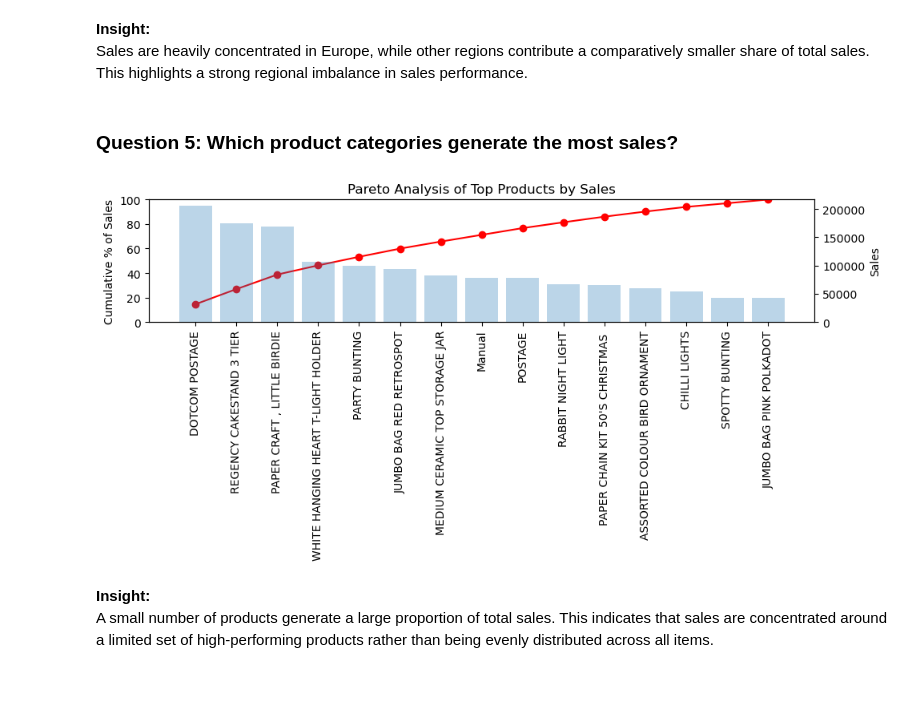
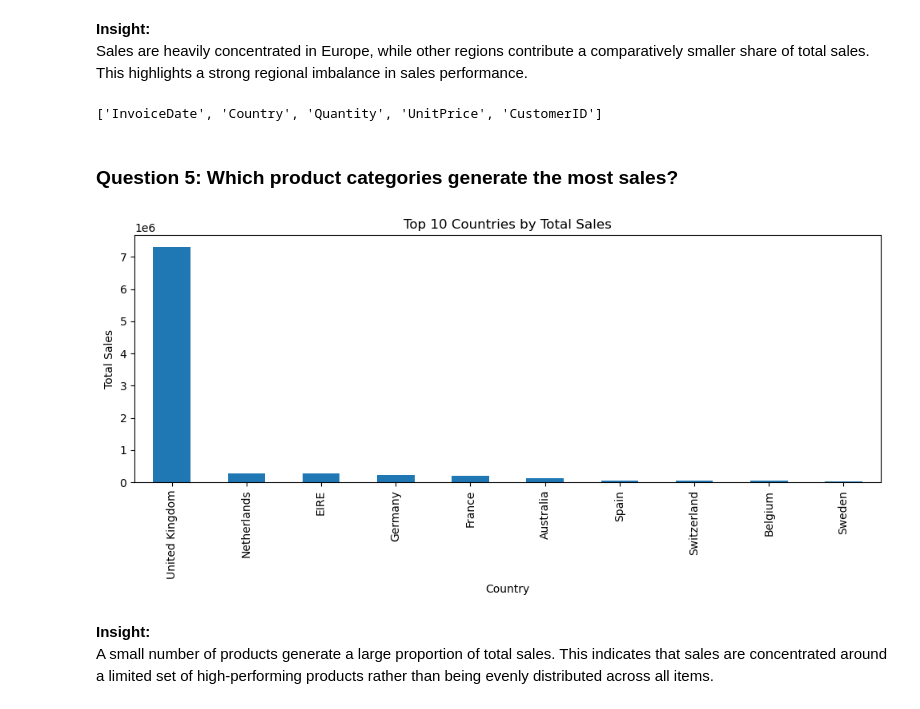
Before and after one commit to HarshilSavaliya1/Harshil, a Jupyter notebook: Global_Sales_Analysis_2010_2011.ipynb, the cells around one changed output. Saved outputs shown, nothing was run; the diff lists cells and outputs as text; code cells hidden in the pictures.

```diff
--- a/Global_Sales_Analysis_2010_2011.ipynb
+++ b/Global_Sales_Analysis_2010_2011.ipynb
@@ -195,38 +197,50 @@ plt.show()
 # %% [markdown]
 **Insight:**
 Sales are heavily concentrated in Europe, while other regions contribute a comparatively smaller share of total sales. This highlights a strong regional imbalance in sales performance.
+# %%
+import pandas as pd
+
+df = pd.read_csv("D:/DV/global_sales.csv")
+print(df.columns.tolist())
+# %% [output]
+['InvoiceDate', 'Country', 'Quantity', 'UnitPrice', 'CustomerID']
 # %% [markdown]
 ### Question 5: Which product categories generate the most sales?
 # %%
+import pandas as pd
 import matplotlib.pyplot as plt
-import pandas as pd
 
-product_sales = (
-    df[df["sales"] > 0]
-    .groupby("description")["sales"]
+df = pd.read_csv("D:/DV/global_sales.csv")
+
+df.columns = df.columns.str.lower().str.strip()
+
+country_col = next((c for c in df.columns if "country" in c), None)
+quantity_col = next((c for c in df.columns if "quantity" in c), None)
+price_col = next((c for c in df.columns if "price" in c), None)
+
+if country_col is None:
+    raise ValueError("No country column found")
+
+if quantity_col is None or price_col is None:
+    raise ValueError("Quantity or price column missing")
+
+df["sales"] = df[quantity_col] * df[price_col]
+
+country_sales = (
+    df.groupby(country_col)["sales"]
     .sum()
     .sort_values(ascending=False)
-    .head(15)
 )
 
-cum_pct = product_sales.cumsum() / product_sales.sum() * 100
-
-fig, ax1 = plt.subplots(figsize=(10,5))
-
-ax1.plot(product_sales.index, cum_pct, color="red", marker="o")
-ax1.set_ylabel("Cumulative % of Sales")
-ax1.set_ylim(0, 100)
-ax1.tick_params(axis="x", rotation=90)
-
-ax2 = ax1.twinx()
-ax2.bar(product_sales.index, product_sales.values, alpha=0.3)
-ax2.set_ylabel("Sales")
-
-plt.title("Pareto Analysis of Top Products by Sales")
+plt.figure(figsize=(10,5))
+country_sales.head(10).plot(kind="bar")
+plt.title("Top 10 Countries by Total Sales")
+plt.xlabel("Country")
+plt.ylabel("Total Sales")
 plt.tight_layout()
 plt.show()
 # %% [output]
-[figure, old version]
+[figure, new version]
 # %% [markdown]
 **Insight:**
 A small number of products generate a large proportion of total sales. This indicates that sales are concentrated around a limited set of high-performing products rather than being evenly distributed across all items.
```
Also changed, not shown: parts of 13 cells of this notebook, 3 other files.
